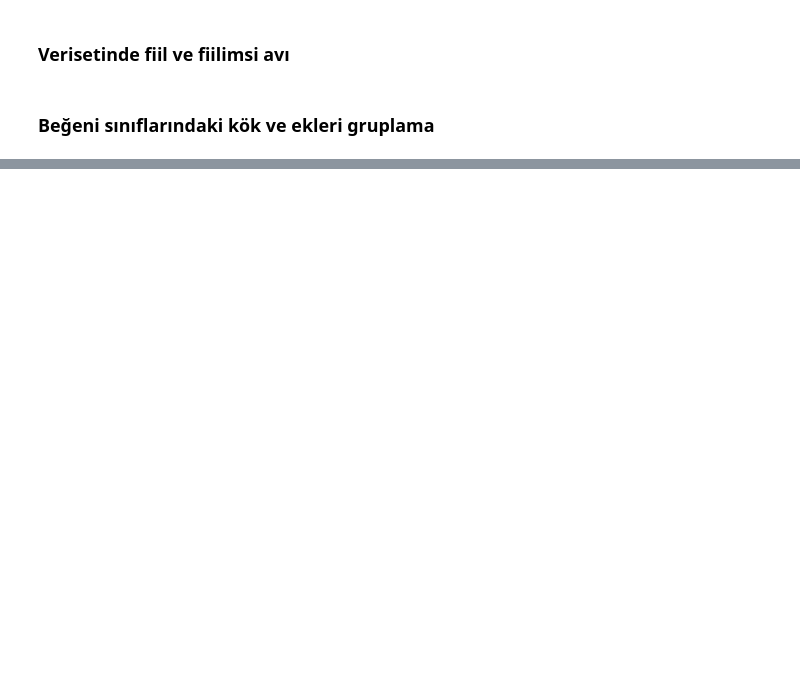
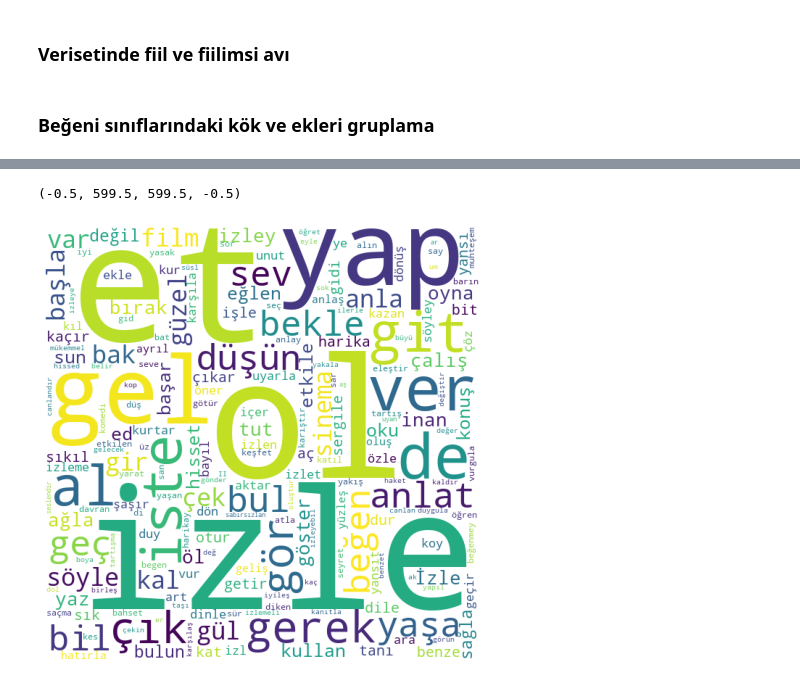
Before and after one commit to turkish-nlp-suite/dokuz-eylul-etkinlik, a Jupyter notebook: Film-yorumlari-ve-fiiller.ipynb, the cells around one changed output, grey strips where cells are left out. Saved outputs shown, nothing was run; the diff lists cells and outputs as text; code cells hidden in the pictures; blank space fills up the shorter version.

```diff
--- a/Film-yorumlari-ve-fiiller.ipynb
+++ b/Film-yorumlari-ve-fiiller.ipynb
@@ -17,0 +329,2 @@ display(Image(filename='assets/mood-modality-ekler.png'))
+# %%
+en_nlp = spacy.load("en_core_web_md")
@@ -17,0 +338,5 @@ display(Image(filename='assets/mood-modality-ekler.png'))
+# %%
+sentence = "I saw you when I was walking my dog."
+doc = en_nlp(sentence)
+
+displacy.render(doc, style='dep',jupyter=True, options={"distance":120})
@@ -20,2 +353,17 @@ display(Image(filename='assets/mood-modality-ekler.png'))
 # %% [markdown]
 ### Verisetinde fiil ve fiilimsi avı
+# %%
+olumlu = {"fiil": [], "fiilimsi": [], "kokler": []}
+olumsuz = {"fiil": [], "fiilimsi": [], "kokler": []}
+
+for yorum in yorumlar_olumlu:
+    doc = nlp(yorum)
+    verbs = [token for token in doc if token.pos_ == "VERB"]
+    for verb in verbs:
+        morphs = str(verb.morph).split("|")
+        if any(["VerbForm" in morph for morph in morphs]):
+            olumlu["fiilimsi"] += morphs
+            olumlu["kokler"].append(verb.lemma_)
+        else:
+            olumlu["fiil"] += morphs
+            olumlu["kokler"].append(verb.lemma_)
@@ -23,0 +429,4 @@ display(Image(filename='assets/mood-modality-ekler.png'))
+# %%
+olumlu_fiil_dict = Counter(olumlu["fiil"])
+olumlu_fiilimsi_dict = Counter(olumlu["fiilimsi"])
+olumlu_kokler=Counter(olumlu["kokler"])
@@ -23,0 +455,18 @@ display(Image(filename='assets/mood-modality-ekler.png'))
+# %%
+olumlu_koklert =""
+for key, val in olumlu_kokler.items():
+    newk = key.replace("=", "_").replace(",", "_")
+    k = (newk + " ") * val
+    olumlu_koklert += k
+
+olumlu_koklert = olumlu_koklert.strip()
+
+wordcloud = WordCloud(background_color="white", contour_width=3, contour_color='steelblue', width = 600, height = 600, repeat=True, collocations = False,scale=1)
+wordcloud.generate(olumlu_koklert)
+
+plt.figure(figsize = [8, 8])
+plt.imshow(wordcloud)
+plt.axis("off")
+# %% [output]
+(-0.5, 599.5, 599.5, -0.5)
+[figure, added]
```
Also changed, not shown: parts of 71 cells of this notebook.
